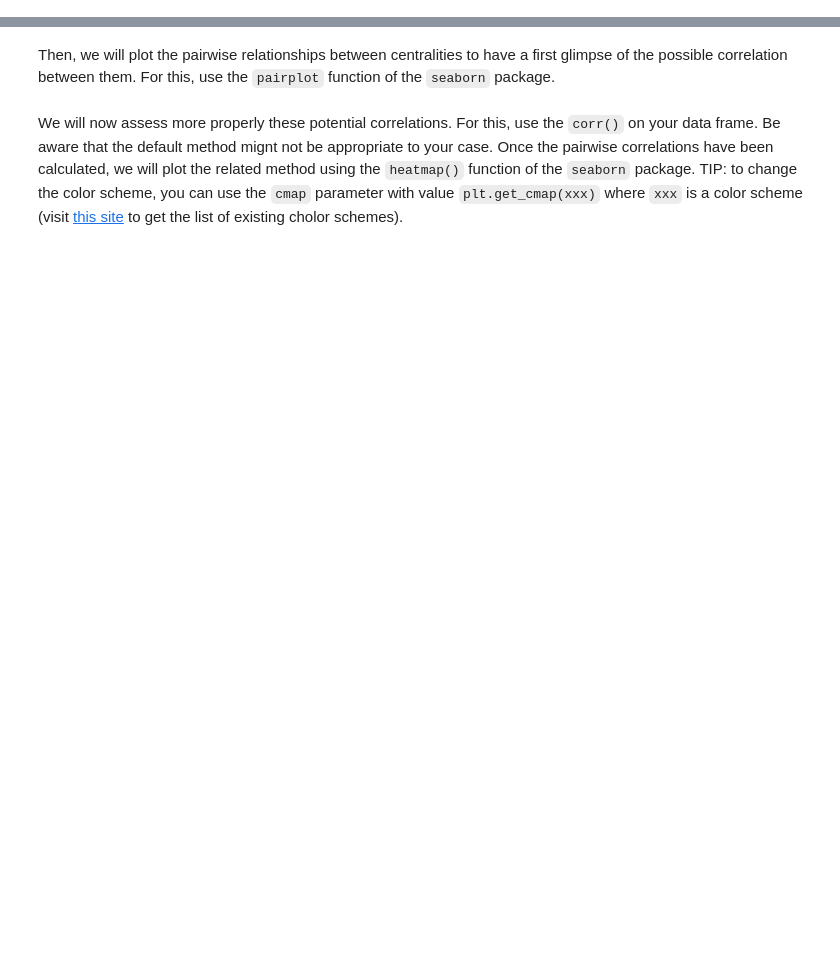
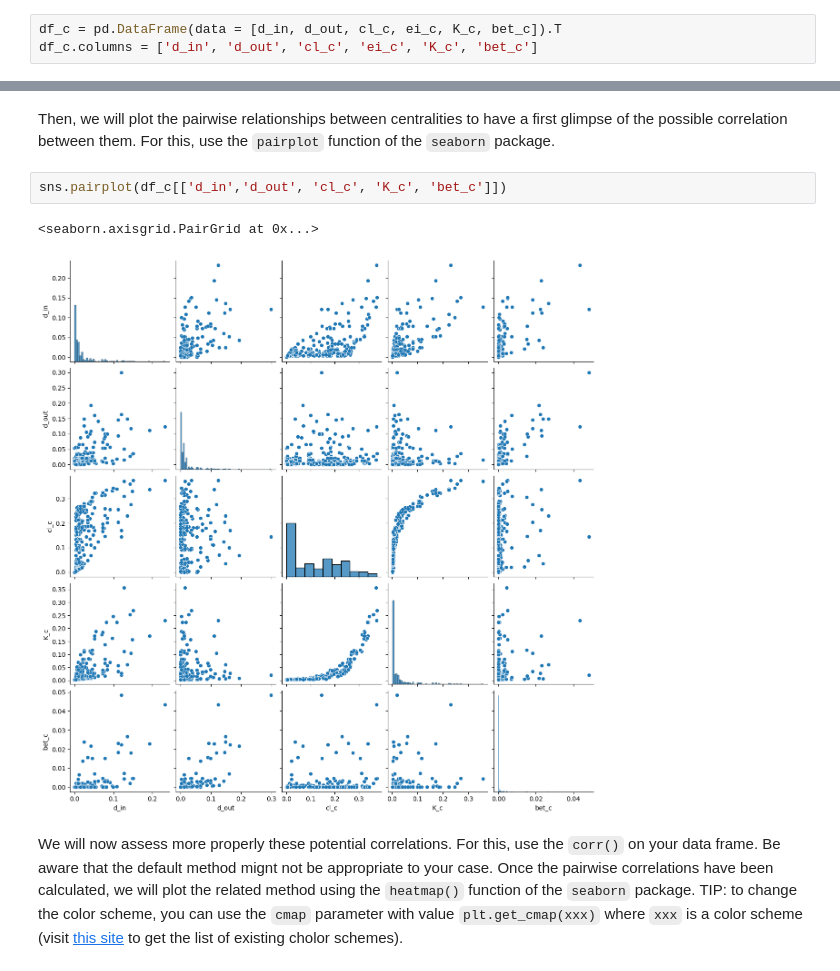
Before and after one commit to mianzha/Zhao_Mian_TSE, a Jupyter notebook: tp1_m2dsss.ipynb, the cells around one changed output, grey strips where cells are left out. Saved outputs shown, nothing was run; the diff lists cells and outputs as text; blank space fills up the shorter version.

```diff
--- a/tp1_m2dsss.ipynb
+++ b/tp1_m2dsss.ipynb
@@ -186,3 +186,6 @@ h_a = nx.hits(air_g)
 # %% [markdown]
 ## On the correlation of node-centric metrics
 First, create a dataframe using with the above calculated centralities.
+# %%
+df_c = pd.DataFrame(data = [d_in, d_out, cl_c, ei_c, K_c, bet_c]).T
+df_c.columns = ['d_in', 'd_out', 'cl_c', 'ei_c', 'K_c', 'bet_c']
@@ -189,4 +201,9 @@ First, create a dataframe using with the above calculated centralities.
 # %% [markdown]
 Then, we will plot the pairwise relationships between centralities to have a first glimpse of the possible correlation between them. For this, use the `pairplot` function of the `seaborn` package.
+# %%
+sns.pairplot(df_c[['d_in','d_out', 'cl_c', 'K_c', 'bet_c']])
+# %% [output]
+<seaborn.axisgrid.PairGrid at 0x...>
+[figure, added]
 # %% [markdown]
 We will now assess more properly these potential correlations. For this, use the `corr()` on your data frame. Be aware that the default method mignt not be appropriate to your case. Once the pairwise correlations have been calculated, we will plot the related method using the `heatmap()` function of the `seaborn` package. TIP: to change the color scheme, you can use the `cmap` parameter with value `plt.get_cmap(xxx)` where `xxx` is a color scheme (visit [this site](https://matplotlib.org/users/colormaps.html) to get the list of existing cholor schemes).
```
Also changed, not shown: parts of 6 cells of this notebook.
